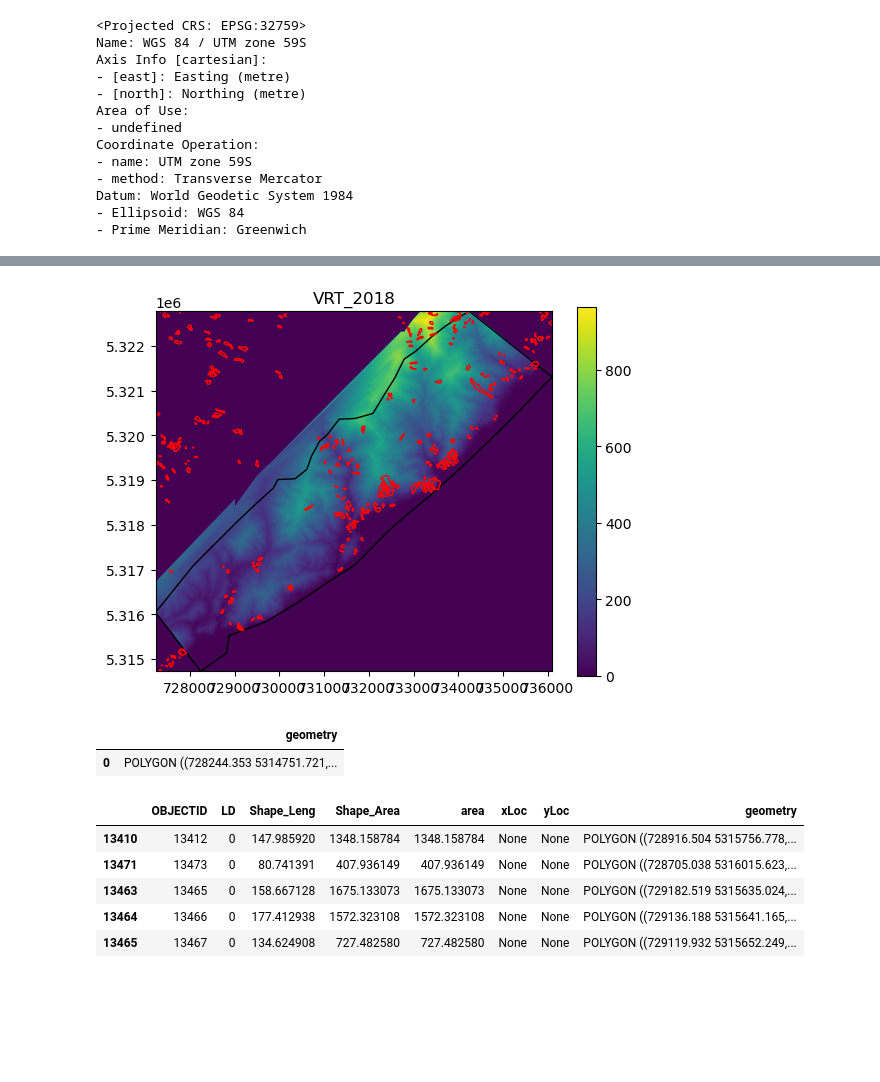
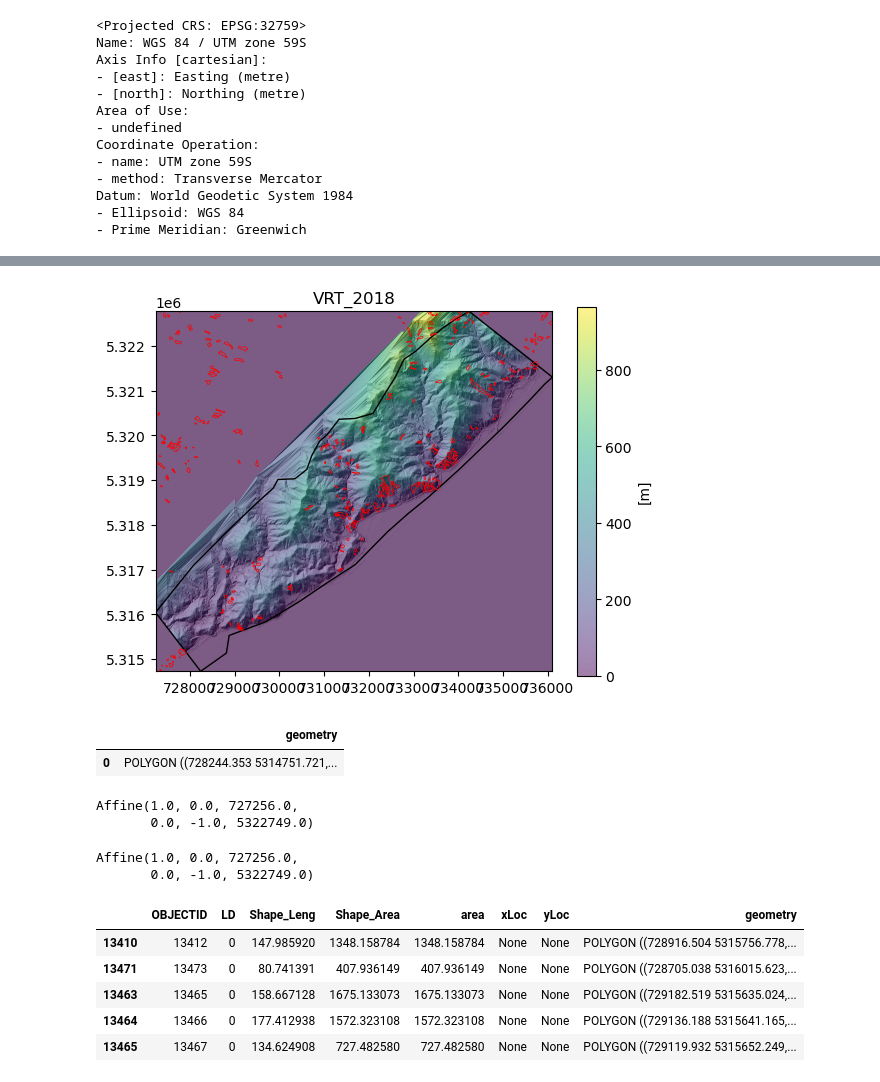
Before and after one commit to UW-GDA/nz-landslides, a Jupyter notebook: notebooks/3-interacting-vrt-polygon.ipynb, the cells around one changed output, grey strips where cells are left out. Cells and saved outputs as stored; diff of their text form; code cells hidden in the pictures; blank space fills up the shorter version.

```diff
--- a/notebooks/3-interacting-vrt-polygon.ipynb
+++ b/notebooks/3-interacting-vrt-polygon.ipynb
@@ -49,6 +53,11 @@ vrt18_fn = res_vrt_path[2]
 vrt18_src = rio.open(vrt18_fn)
 vrt18_r = vrt18_src.read(1, masked=True)
 # vrt18_r = vrt18_src.read(1, masked=True, window=window)
+# %%
+hs18_fn = "/home/jovyan/nz-landslides/1-raw-data/dem/2018_hs.vrt"
+hs18_src = rio.open(hs18_fn)
+hs18_r = hs18_src.read(1, masked=True)
+hs18_r_extent = rio.plot.plotting_extent(hs18_src)
 # %%
 f, ax = plt.subplots(1,3, figsize=(12,3))
 im = ax[0].imshow(vrt16_r)
@@ -196,15 +207,16 @@ plt.show()
 # %%
 f, ax = plt.subplots()
-im = ax.imshow(vrt18_r, extent=vrt18_extent)
+ax.imshow(hs18_r, extent=hs18_r_extent, cmap='gray')
+im = ax.imshow(vrt18_r, extent=vrt18_extent, alpha=0.5)
 filt_area_gpd_proj.plot(ax=ax, facecolor='none', edgecolor='k')
-inventory_gpd_proj.plot(ax=ax, facecolor='none', edgecolor='r')
+inventory_gpd_proj.plot(ax=ax, facecolor='none', edgecolor='r', linewidth=0.5)
 ax.set_title('VRT_2018')
-f.colorbar(im, ax=ax)
+f.colorbar(im, ax=ax, label='[m]')
 plt.xlim(xmin, xmax)
 plt.ylim(ymin, ymax)
 plt.show()
 # %% [output]
-[figure, old version]
+[figure, new version]
 # %%
 rio_mask_kwargs = {'filled':False, 'crop':True, 'indexes':1}
 fa_hull = filt_area_gpd_proj.unary_union.convex_hull.buffer(-20)
@@ -216,9 +228,19 @@ fa_geom
 # %%
 vrt16_fa_ma, vrt16_fa_transform = rio.mask.mask(vrt16_src, fa_geom.geometry, **rio_mask_kwargs)
 vrt16_fa_ma_extent = rio.plot.plotting_extent(vrt16_fa_ma, vrt16_fa_transform)
+# %%
+vrt16_fa_transform
+# %% [output]
+Affine(1.0, 0.0, 727256.0,
+       0.0, -1.0, 5322749.0)
 # %%
 vrt17_fa_ma, vrt17_fa_transform = rio.mask.mask(vrt17_src, fa_geom.geometry, **rio_mask_kwargs)
 vrt17_fa_ma_extent = rio.plot.plotting_extent(vrt17_fa_ma, vrt17_fa_transform)
+# %%
+vrt17_fa_transform
+# %% [output]
+Affine(1.0, 0.0, 727256.0,
+       0.0, -1.0, 5322749.0)
 # %%
 vrt18_fa_ma, vrt18_fa_transform = rio.mask.mask(vrt18_src, fa_geom.geometry, **rio_mask_kwargs)
 vrt18_fa_ma_extent = rio.plot.plotting_extent(vrt18_fa_ma, vrt18_fa_transform)
```
Also changed, not shown: parts of 16 cells of this notebook, 9 other files.
